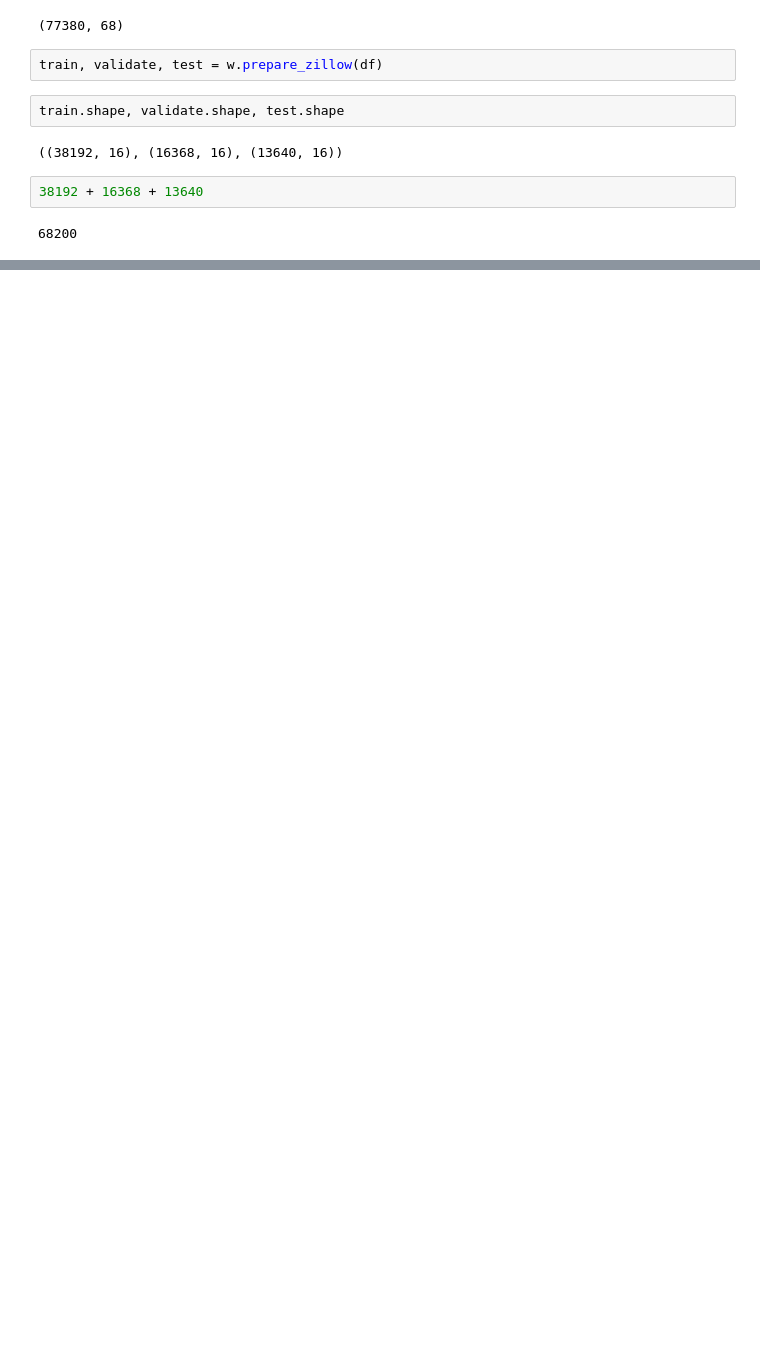
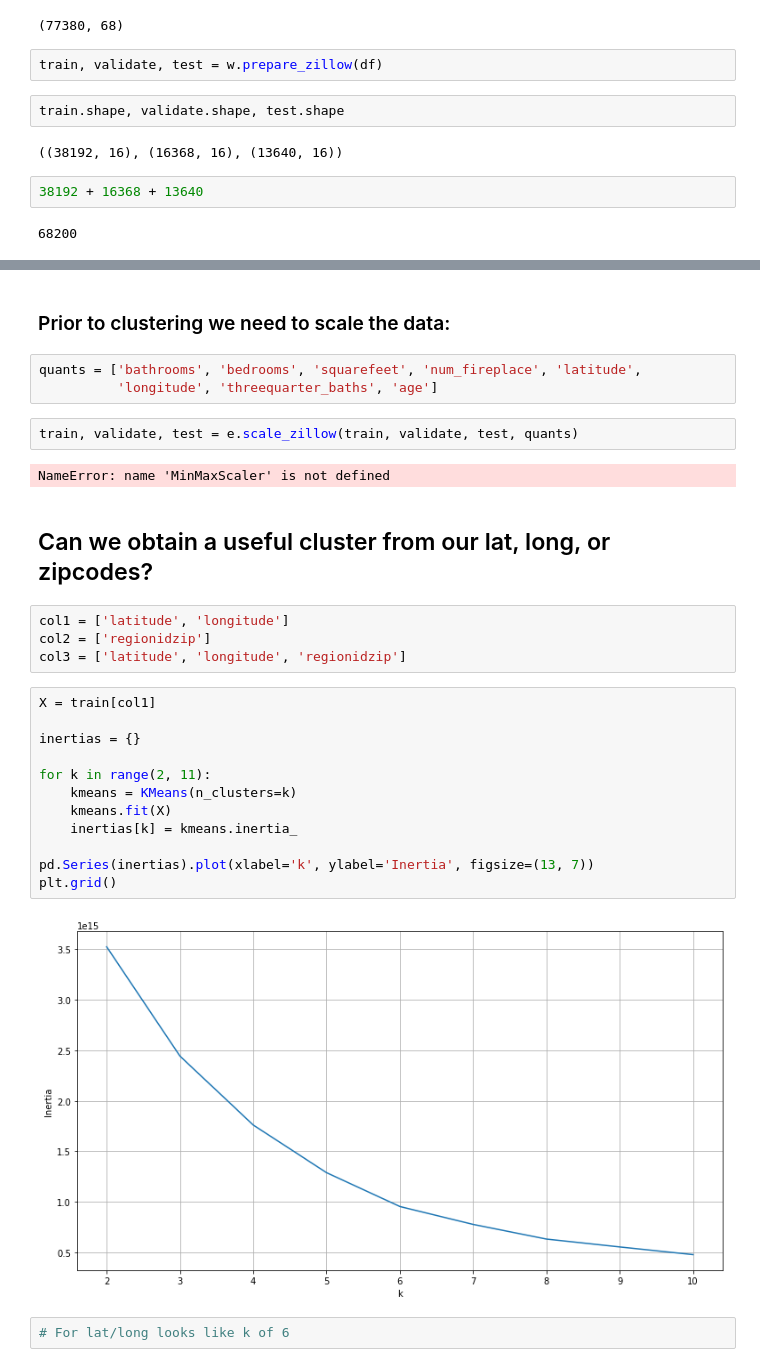
Before and after one commit to watermanbrandyn/clustering_project, a Jupyter notebook: explore_notebook.ipynb, the cells around one changed output, grey strips where cells are left out. Drawn from its saved outputs; the diff is of its cells as text; blank space fills up the shorter version.

```diff
--- a/explore_notebook.ipynb
+++ b/explore_notebook.ipynb
@@ -42,0 +169,31 @@ train.head()
+# %% [markdown]
+### Prior to clustering we need to scale the data:
+# %%
+quants = ['bathrooms', 'bedrooms', 'squarefeet', 'num_fireplace', 'latitude',
+          'longitude', 'threequarter_baths', 'age']
+# %%
+train, validate, test = e.scale_zillow(train, validate, test, quants)
+# %% [output]
+NameError: name 'MinMaxScaler' is not defined
+# %% [markdown]
+## Can we obtain a useful cluster from our lat, long, or zipcodes?
+# %%
+col1 = ['latitude', 'longitude']
+col2 = ['regionidzip']
+col3 = ['latitude', 'longitude', 'regionidzip']
+# %%
+X = train[col1]
+
+inertias = {}
+
+for k in range(2, 11):
+    kmeans = KMeans(n_clusters=k)
+    kmeans.fit(X)
+    inertias[k] = kmeans.inertia_
+
+pd.Series(inertias).plot(xlabel='k', ylabel='Inertia', figsize=(13, 7))
+plt.grid()
+# %% [output]
+[figure, added]
+# %%
+# For lat/long looks like k of 6
```
Also changed, not shown: parts of 49 cells of this notebook.
